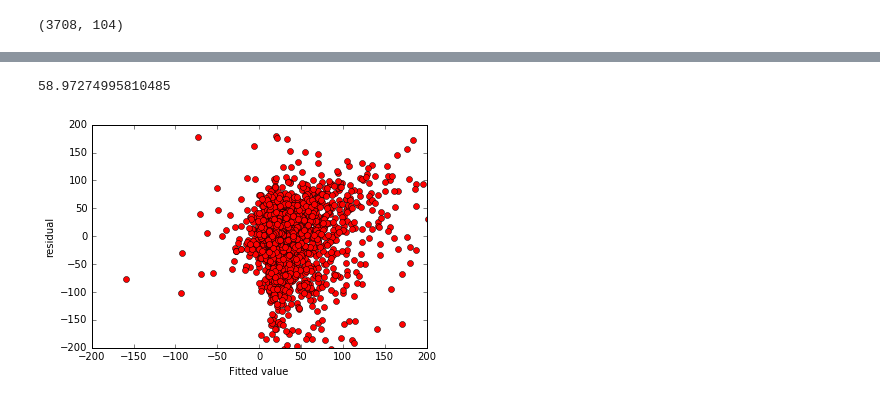
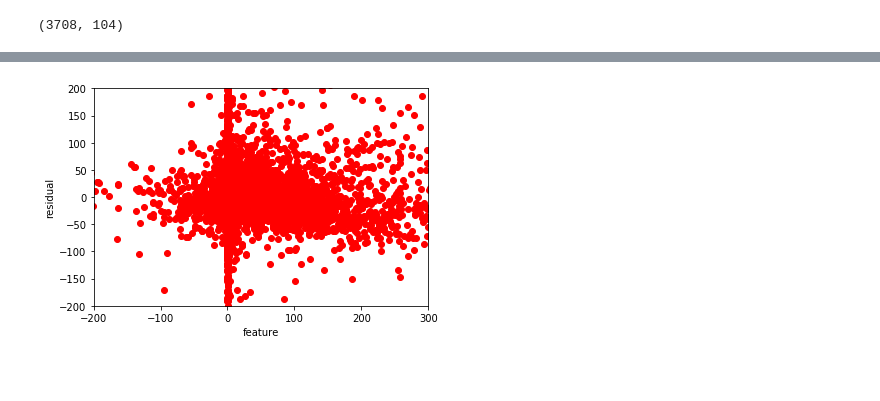
Before and after one commit to Zhenxingzhang/LearningRegression, a Jupyter notebook: CLV_Demo.ipynb, the cells around one changed output, grey strips where cells are left out. Cells and saved outputs as stored; diff of their text form; code cells hidden in the pictures; blank space fills up the shorter version.

```diff
--- a/CLV_Demo.ipynb
+++ b/CLV_Demo.ipynb
@@ -77,19 +116,7 @@ OLS Regression Results
 Warnings:
 [1] Standard Errors assume that the covariance matrix of the errors is correctly specified.
-# %%
-from sklearn.metrics import mean_squared_error
-from math import sqrt
-
-sqrt(mean_squared_error(y, predictions))
-# %% [output]
-58.97274995810485
-# %%
-residual = predictions - y
-
-plt.plot(predictions, residual, 'ro')
-plt.axis([-200, 200, -200, 200])
-plt.xlabel('Fitted value')
-plt.ylabel('residual')
-plt.show()
-# %% [output]
-[figure, removed]
+# %%
+residual = y_train - preds
+draw_residual_plot(X_train, residual)
+# %% [output]
+[figure, added]
```
Also changed, not shown: parts of 44 cells of this notebook, 2 other files.
